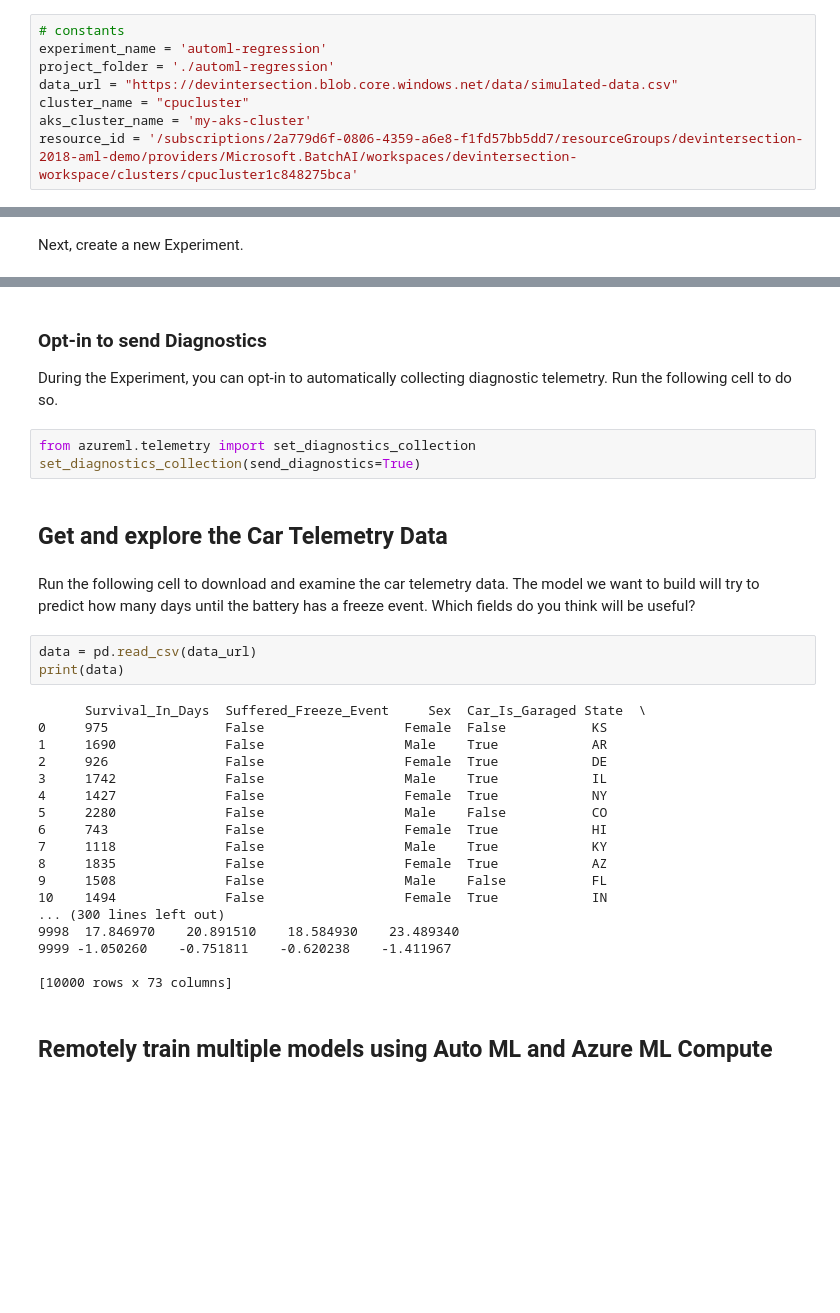
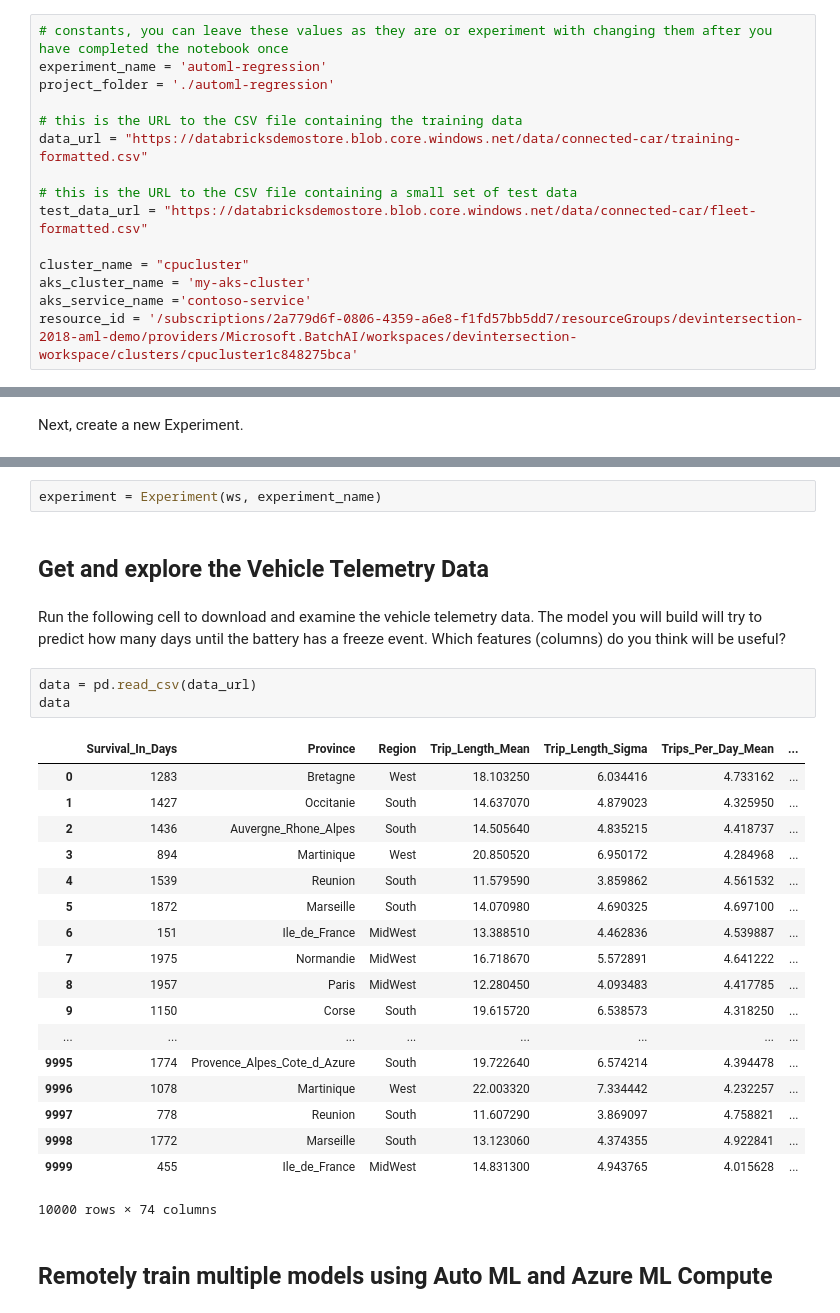
Before and after one commit to solliancenet/tech-immersion-data-ai, a Jupyter notebook: day2-exp1/predict-battery-life-with-AML.ipynb, the cells around one changed output, grey strips where cells are left out. Drawn from its saved outputs; the diff is of its cells as text; blank space fills up the shorter version.

Commit message:
updated with most recent data and approach

```diff
--- a/day2-exp1/predict-battery-life-with-AML.ipynb
+++ b/day2-exp1/predict-battery-life-with-AML.ipynb
@@ -20,12 +22,19 @@ workspace_name = "aml-workspace"
 #Optionally, set the Azure Region in which to deploy your Azure Machine Learning Workspace
 workspace_region = "westcentralus" # other options include eastus, westcentralus, southeastasia, australiaeast, westeurope
 # %%
-# constants
+# constants, you can leave these values as they are or experiment with changing them after you have completed the notebook once
 experiment_name = 'automl-regression'
 project_folder = './automl-regression'
-data_url = "https://devintersection.blob.core.windows.net/data/simulated-data.csv"
+
+# this is the URL to the CSV file containing the training data
+data_url = "https://databricksdemostore.blob.core.windows.net/data/connected-car/training-formatted.csv"
+
+# this is the URL to the CSV file containing a small set of test data
+test_data_url = "https://databricksdemostore.blob.core.windows.net/data/connected-car/fleet-formatted.csv"
+
 cluster_name = "cpucluster"
 aks_cluster_name = 'my-aks-cluster'
+aks_service_name ='contoso-service'
 resource_id = '/subscriptions/2a779d6f-0806-4359-a6e8-f1fd57bb5dd7/resourceGroups/devintersection-2018-aml-demo/providers/Microsoft.BatchAI/workspaces/devintersection-workspace/clusters/cpucluster1c848275bca'
 # %% [markdown]
 ### Import required packages
@@ -106,34 +127,31 @@ Found the config file in: /home/nbuser/library/aml_config/config.json
-# %% [markdown]
-### Opt-in to send Diagnostics
-During the Experiment, you can opt-in to automatically collecting diagnostic telemetry. Run the following cell to do so.
-# %%
-from azureml.telemetry import set_diagnostics_collection
-set_diagnostics_collection(send_diagnostics=True)
+# %%
+experiment = Experiment(ws, experiment_name)
 # %% [markdown]
-## Get and explore the Car Telemetry Data
+## Get and explore the Vehicle Telemetry Data
 # %% [markdown]
-Run the following cell to download and examine the car telemetry data. The model we want to build will try to predict how many days until the battery has a freeze event. Which fields do you think will be useful?
+Run the following cell to download and examine the vehicle telemetry data. The model you will build will try to predict how many days until the battery has a freeze event. Which features (columns) do you think will be useful?
 # %%
 data = pd.read_csv(data_url)
-print(data)
+data
 # %% [output]
+|  | Survival_In_Days | Province | Region | Trip_Length_Mean | Trip_Length_Sigma | Trips_Per_Day_Mean | ... |
+| 0 | 1283 | Bretagne | West | 18.103250 | 6.034416 | 4.733162 | ... |
+| 1 | 1427 | Occitanie | South | 14.637070 | 4.879023 | 4.325950 | ... |
+| 2 | 1436 | Auvergne_Rhone_Alpes | South | 14.505640 | 4.835215 | 4.418737 | ... |
+| 3 | 894 | Martinique | West | 20.850520 | 6.950172 | 4.284968 | ... |
+| 4 | 1539 | Reunion | South | 11.579590 | 3.859862 | 4.561532 | ... |
+| 5 | 1872 | Marseille | South | 14.070980 | 4.690325 | 4.697100 | ... |
+| 6 | 151 | Ile_de_France | MidWest | 13.388510 | 4.462836 | 4.539887 | ... |
+| 7 | 1975 | Normandie | MidWest | 16.718670 | 5.572891 | 4.641222 | ... |
+| 8 | 1957 | Paris | MidWest | 12.280450 | 4.093483 | 4.417785 | ... |
+| 9 | 1150 | Corse | South | 19.615720 | 6.538573 | 4.318250 | ... |
+| ... | ... | ... | ... | ... | ... | ... | ... |
+| 9995 | 1774 | Provence_Alpes_Cote_d_Azure | South | 19.722640 | 6.574214 | 4.394478 | ... |
+| 9996 | 1078 | Martinique | West | 22.003320 | 7.334442 | 4.232257 | ... |
+| 9997 | 778 | Reunion | South | 11.607290 | 3.869097 | 4.758821 | ... |
+| 9998 | 1772 | Marseille | South | 13.123060 | 4.374355 | 4.922841 | ... |
+| 9999 | 455 | Ile_de_France | MidWest | 14.831300 | 4.943765 | 4.015628 | ... |
-      Survival_In_Days  Suffered_Freeze_Event     Sex  Car_Is_Garaged State  \
-0     975               False                  Female  False           KS
-1     1690              False                  Male    True            AR
-2     926               False                  Female  True            DE
-3     1742              False                  Male    True            IL
-4     1427              False                  Female  True            NY
-5     2280              False                  Male    False           CO
-6     743               False                  Female  True            HI
-7     1118              False                  Male    True            KY
-8     1835              False                  Female  True            AZ
-9     1508              False                  Male    False           FL
-10    1494              False                  Female  True            IN
-... (300 lines left out)
-9998  17.846970    20.891510    18.584930    23.489340
-9999 -1.050260    -0.751811    -0.620238    -1.411967
-
-[10000 rows x 73 columns]
+10000 rows × 74 columns
 # %% [markdown]
 ## Remotely train multiple models using Auto ML and Azure ML Compute
 # %% [markdown]
```
Also changed, not shown: parts of 63 cells of this notebook.
